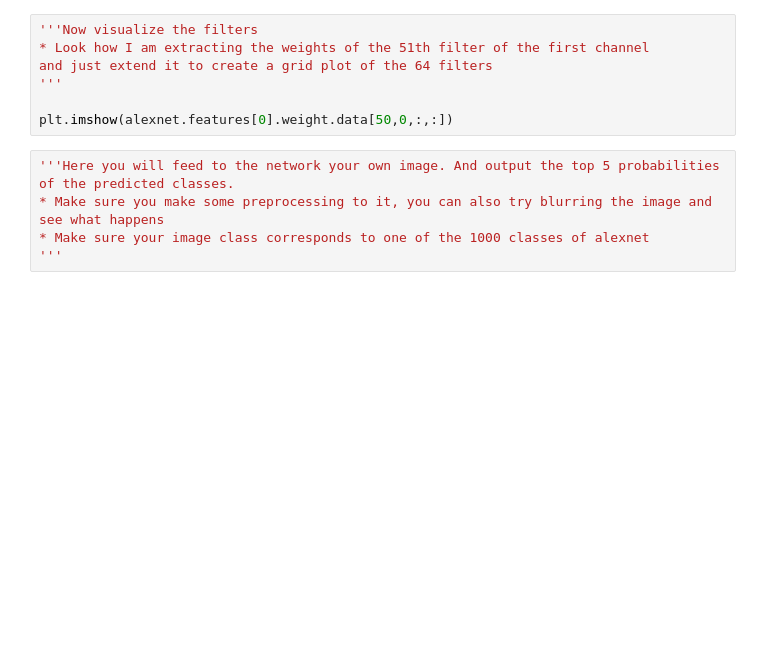
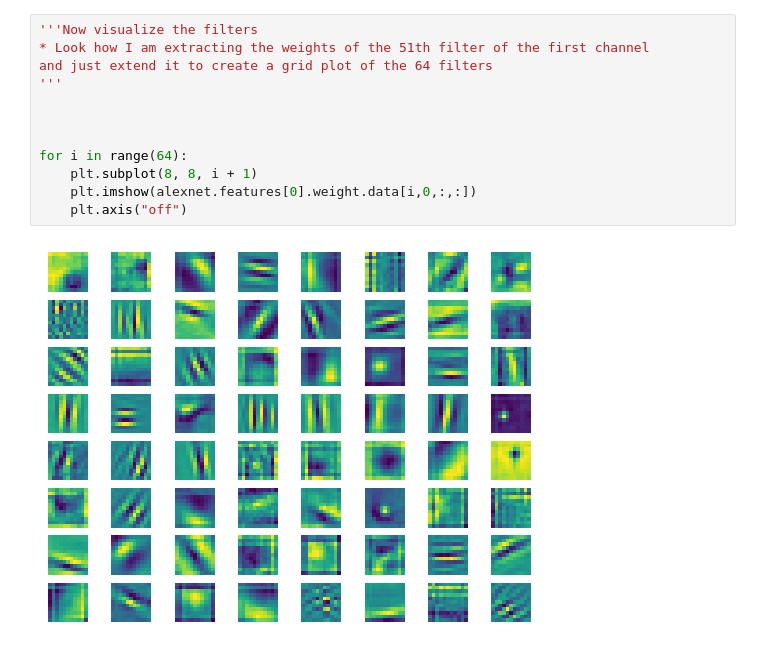
Before and after one commit to seanrcollings/school, a Jupyter notebook: deep-learning/hw4/Alexnet.ipynb, the cells around one changed output. Drawn from its saved outputs; the diff is of its cells as text; blank space fills up the shorter version.

```diff
--- a/deep-learning/hw4/Alexnet.ipynb
+++ b/deep-learning/hw4/Alexnet.ipynb
@@ -163,12 +129,14 @@ Write the code that outputs a grid (8x8) of the 64 images you get as the output
 # %%
 '''Now visualize the filters
 * Look how I am extracting the weights of the 51th filter of the first channel
 and just extend it to create a grid plot of the 64 filters
 '''
 
-plt.imshow(alexnet.features[0].weight.data[50,0,:,:])
+
+
+for i in range(64):
+    plt.subplot(8, 8, i + 1)
+    plt.imshow(alexnet.features[0].weight.data[i,0,:,:])
+    plt.axis("off")
+# %% [output]
+[figure, added]
-# %%
-'''Here you will feed to the network your own image. And output the top 5 probabilities of the predicted classes.
-* Make sure you make some preprocessing to it, you can also try blurring the image and see what happens
-* Make sure your image class corresponds to one of the 1000 classes of alexnet
-'''
```
Also changed, not shown: parts of 9 cells of this notebook, 16 other files.
